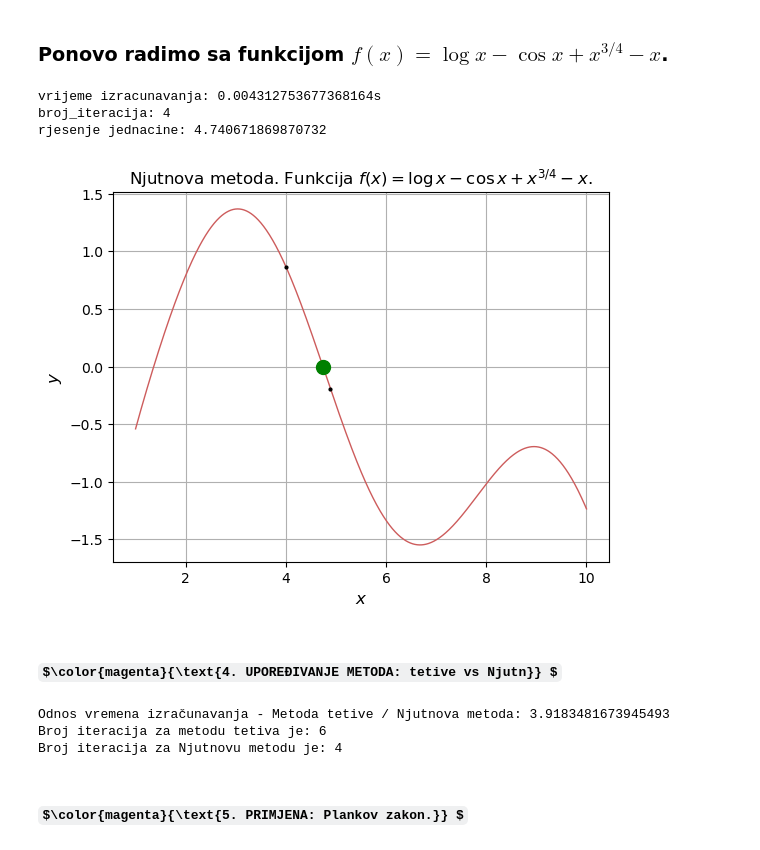
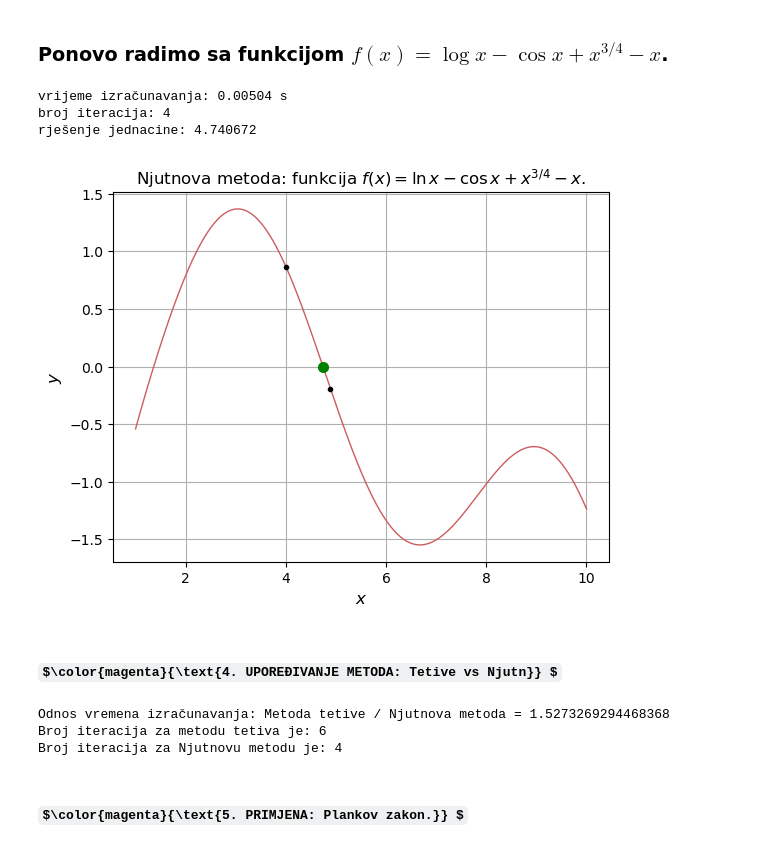
Before and after one commit to zorzeus/Numericke-metode-u-astronomiji, a Jupyter notebook: oap_01.ipynb, the cells around one changed output. Drawn from its saved outputs; the diff is of its cells as text; code cells hidden in the pictures; some formulas as TeX source.

```diff
--- a/oap_01.ipynb
+++ b/oap_01.ipynb
@@ -94,57 +146,62 @@ rjesenje jednacine: 4.740671869870713
 # %% [markdown]
 ### Ponovo radimo sa funkcijom $f(x)=\log{x}-\cos{x}+x^{3/4}-x$.
 # %%
+# Definišemo funkciju i prvi izvod naše funkcije
+
 def func(x1):
     return np.log(x1) - np.cos(x1) + x1 ** (3/4) - x1
 
 def funcprim(x1):
     return 1/x1 + np.sin(x1) + 3/4 * x1 ** (-1/4) - 1
 
 # x = np.arange(1, 2, 1e-3)
+
 x = np.linspace(1, 10, 1000)
 f = np.log(x) - np.cos(x) + x ** (3/4) - x
 
 plt.plot(x, f, color='indianred', linewidth=1)
-plt.title(r'Njutnova metoda. Funkcija $f(x)=\log{x}-\cos{x}+x^{3/4}-x$.')
+plt.title(r'Njutnova metoda: funkcija $f(x)=\ln{x}-\cos{x}+x^{3/4}-x$.')
 plt.xlabel(r'$x$', fontsize=12, fontweight='bold')
 plt.ylabel(r'$y$', fontsize=12, fontweight='bold')
 plt.grid()
 
 x1 = 4
 tacnost = 1e-8
-delta = 2 * tacnost
+epsilon = 2 * tacnost
 broj_iteracija = 0
 pocetak = time.time()
-while abs(delta) > tacnost:
+
+while abs(epsilon) > tacnost:
+
     broj_iteracija += 1
     f = func(x1)
     fprim = funcprim(x1)
-    delta = f/fprim
-    plt.plot(x1, f, 'o', color='black', markersize=2)
-    x1 = x1 - delta
+    epsilon = f/fprim
+    plt.plot(x1, f, 'o', color='black', markersize=3)
+    x1 = x1 - epsilon
 
 vrijeme_njutn = time.time() - pocetak
-broj_njutn = broj_iteracija
+iteracije_njutn = broj_iteracija
 
-print('vrijeme izracunavanja: {}s'.format(vrijeme_njutn))
-print('broj_iteracija: {}'.format(broj_iteracija))
-print('rjesenje jednacine: {}'.format(x1))
+print('vrijeme izračunavanja:', np.round((vrijeme_njutn), 5), 's')
+print('broj iteracija: {}'.format(iteracije_njutn))
+print('rješenje jednacine:', np.round((x1), 6))
 
-plt.plot(x1, f, 'o', color='green', markersize=10)
+plt.plot(x1, f, 'o', color='green', markersize=7)
 plt.show()
 # %% [output]
-vrijeme izracunavanja: 0.004312753677368164s
-broj_iteracija: 4
-rjesenje jednacine: 4.740671869870732
+vrijeme izračunavanja: 0.00504 s
+broj iteracija: 4
+rješenje jednacine: 4.740672
-[figure, old version]
+[figure, new version]
 # %% [markdown]
-### $\color{magenta}{\text{4. UPOREĐIVANJE METODA: tetive vs Njutn}} $
+### $\color{magenta}{\text{4. UPOREĐIVANJE METODA: Tetive vs Njutn}} $
 # %%
-print('Odnos vremena izračunavanja - Metoda tetive / Njutnova metoda:', vrijeme_tetive/vrijeme_njutn)
+print('Odnos vremena izračunavanja: Metoda tetive / Njutnova metoda =', vrijeme_tetive/vrijeme_njutn)
 print('Broj iteracija za metodu tetiva je:', broj_tetive)
 print('Broj iteracija za Njutnovu metodu je:', broj_njutn)
 # %% [output]
-Odnos vremena izračunavanja - Metoda tetive / Njutnova metoda: 3.9183481673945493
+Odnos vremena izračunavanja: Metoda tetive / Njutnova metoda = 1.5273269294468368
 Broj iteracija za metodu tetiva je: 6
 Broj iteracija za Njutnovu metodu je: 4
 # %% [markdown]
```
Also changed, not shown: parts of 20 cells of this notebook.
